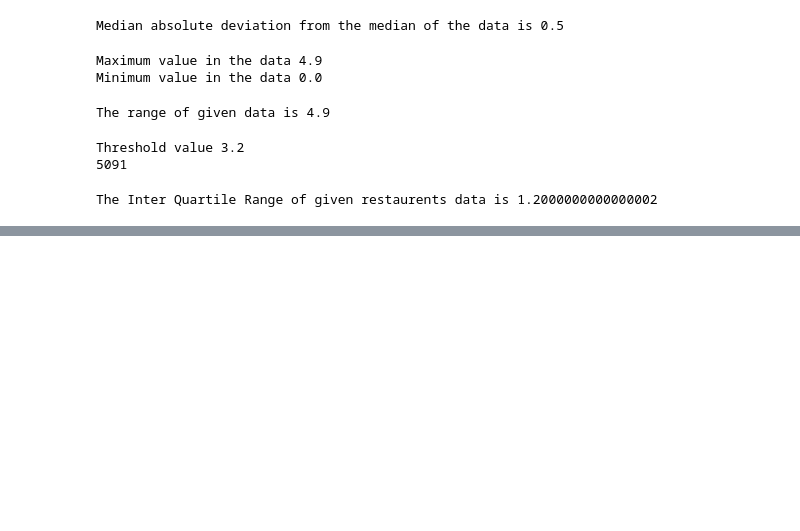
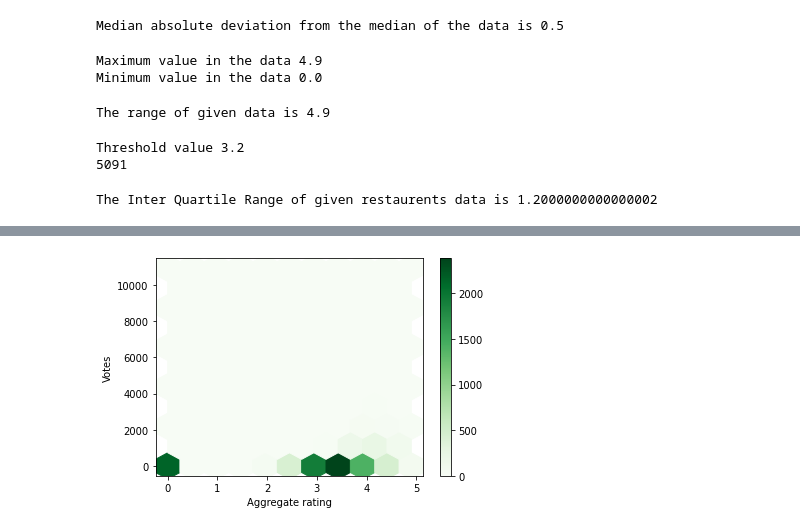
Before and after one commit to kapilkumar2001/restaurents_data_analysis_and_visualization, a Jupyter notebook: Project_201951079_201951060.ipynb, the cells around one changed output, grey strips where cells are left out. Cells and saved outputs as stored; diff of their text form; code cells hidden in the pictures; blank space fills up the shorter version.

```diff
--- a/Project_201951079_201951060.ipynb
+++ b/Project_201951079_201951060.ipynb
@@ -424,0 +446,13 @@ The Inter Quartile Range of given restaurents data is 1.2000000000000002
+# %%
+data1="Aggregate rating"
+data2="Votes"
+hb=plt.hexbin(restaurents_data[data1],
+           restaurents_data[data2],
+            gridsize = 10,
+           cmap ='Greens')
+plt.xlabel(data1)
+plt.ylabel(data2)
+cb = plt.colorbar(hb)
+plt.show()
+# %% [output]
+[figure, added]
```
Also changed, not shown: parts of 2 cells of this notebook.
